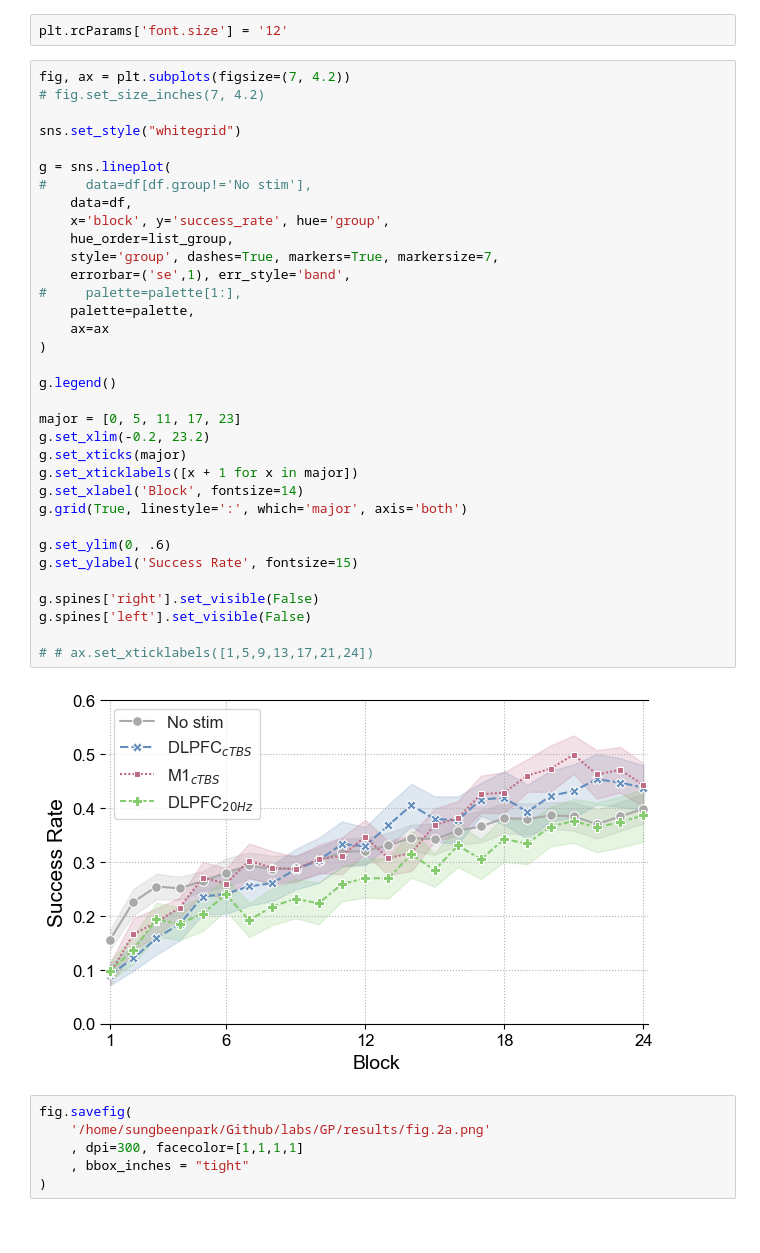
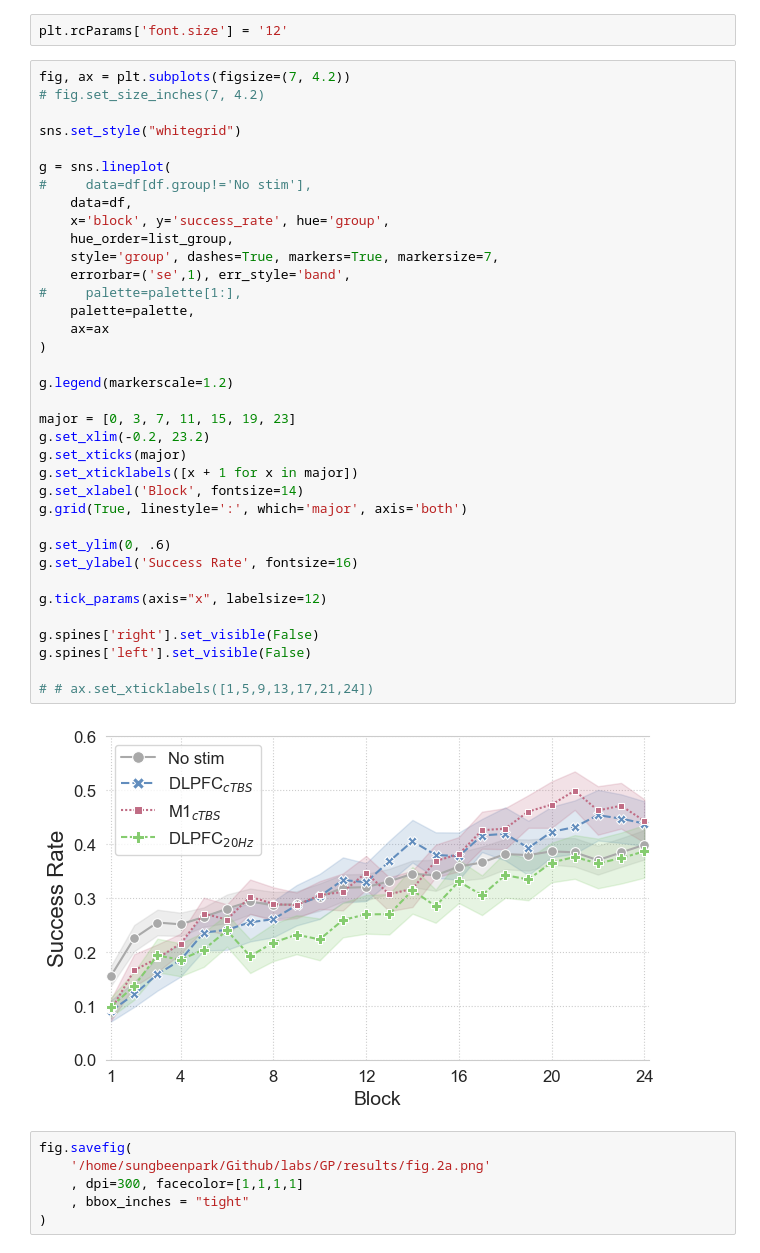
Before and after one commit to psb629/CommonLab, a Jupyter notebook: GP/scripts/Behavior.fig.2.ipynb, the cells around one changed output. Cells and saved outputs as stored; diff of their text form.

Commit message:
figure 2 of GP

```diff
--- a/GP/scripts/Behavior.fig.2.ipynb
+++ b/GP/scripts/Behavior.fig.2.ipynb
@@ -312,37 +312,39 @@ fig, ax = plt.subplots(figsize=(7, 4.2))
 # fig.set_size_inches(7, 4.2)
 
 sns.set_style("whitegrid")
 
 g = sns.lineplot(
 #     data=df[df.group!='No stim'],
     data=df,
     x='block', y='success_rate', hue='group',
     hue_order=list_group,
     style='group', dashes=True, markers=True, markersize=7,
     errorbar=('se',1), err_style='band',
 #     palette=palette[1:],
     palette=palette,
     ax=ax
 )
 
-g.legend()
+g.legend(markerscale=1.2)
 
-major = [0, 5, 11, 17, 23]
+major = [0, 3, 7, 11, 15, 19, 23]
 g.set_xlim(-0.2, 23.2)
 g.set_xticks(major)
 g.set_xticklabels([x + 1 for x in major])
 g.set_xlabel('Block', fontsize=14)
 g.grid(True, linestyle=':', which='major', axis='both')
 
 g.set_ylim(0, .6)
-g.set_ylabel('Success Rate', fontsize=15)
+g.set_ylabel('Success Rate', fontsize=16)
+
+g.tick_params(axis="x", labelsize=12)
 
 g.spines['right'].set_visible(False)
 g.spines['left'].set_visible(False)
 
 # # ax.set_xticklabels([1,5,9,13,17,21,24])
 # %% [output]
-[figure, old version]
+[figure, new version]
 # %%
 fig.savefig(
     '/home/sungbeenpark/Github/labs/GP/results/fig.2a.png'
```
Also changed, not shown: parts of 8 cells of this notebook, 1 other file.
